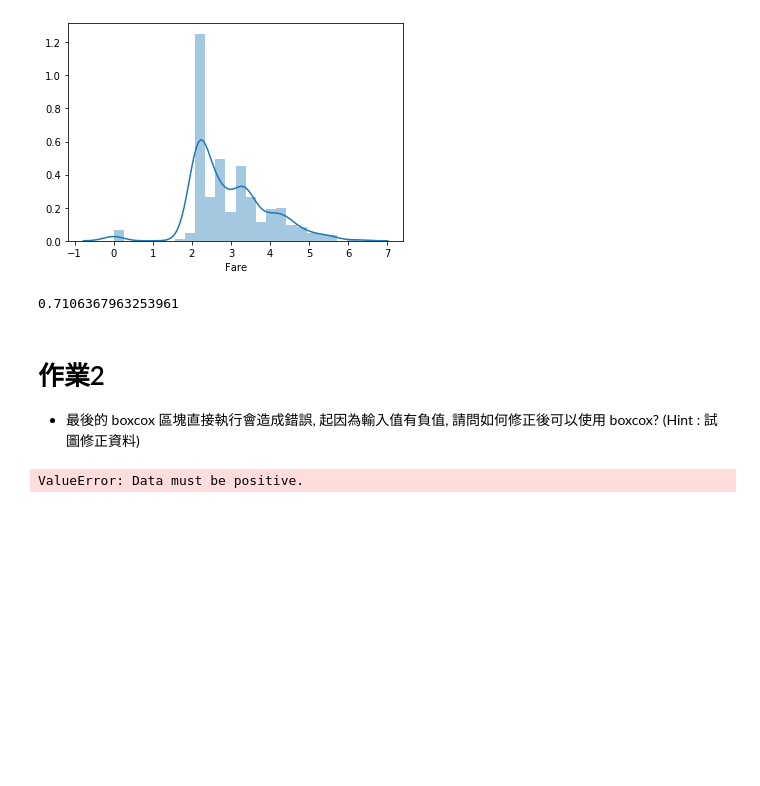
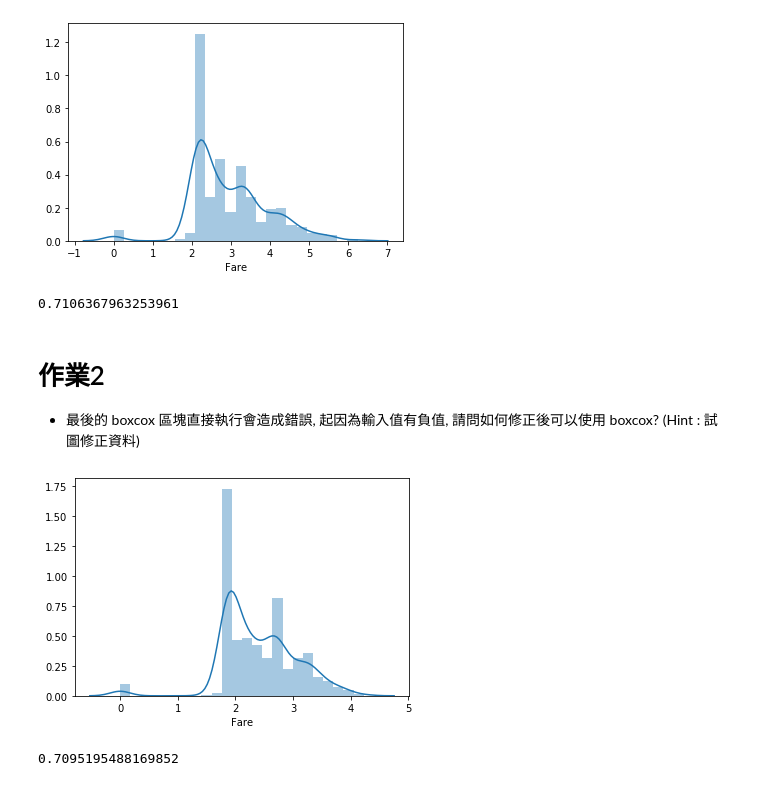
Before and after one commit to andy5209/ML100Days, a Jupyter notebook: homework/Day_023_HW.ipynb, the cells around one changed output. Cells and saved outputs as stored; diff of their text form; code cells hidden in the pictures; blank space fills up the shorter version.

```diff
--- a/homework/Day_023_HW.ipynb
+++ b/homework/Day_023_HW.ipynb
@@ -98,17 +98,19 @@ cross_val_score(estimator, train_X, train_Y, cv=5).mean()
 # %%
 # 將 Fare 取 boxcox 後, 看散佈圖, 並計算分數 (執行會有 error, 請試圖修正)
 from scipy import stats
 df_fixed = copy.deepcopy(df)
 """
 Your Code Here, fix the error
 """
+df_fixed['Fare'] = df_fixed['Fare']+1
 df_fixed['Fare'] = stats.boxcox(df_fixed['Fare'])[0]
 sns.distplot(df_fixed['Fare'][:train_num])
 plt.show()
 
 df_fixed = MMEncoder.fit_transform(df_fixed)
 train_X = df_fixed[:train_num]
 estimator = LogisticRegression()
 cross_val_score(estimator, train_X, train_Y, cv=5).mean()
 # %% [output]
+[figure, added]
-ValueError: Data must be positive.
+0.7095195488169852
```
